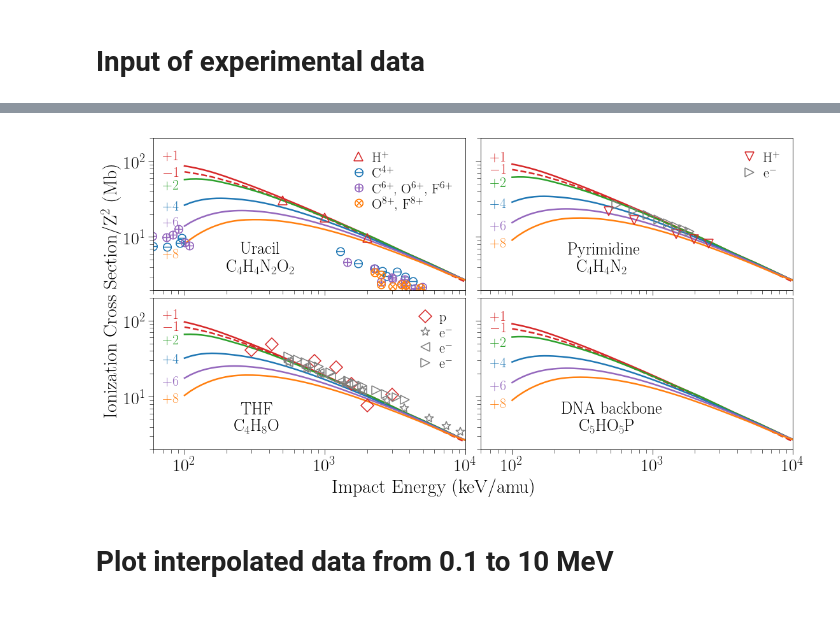
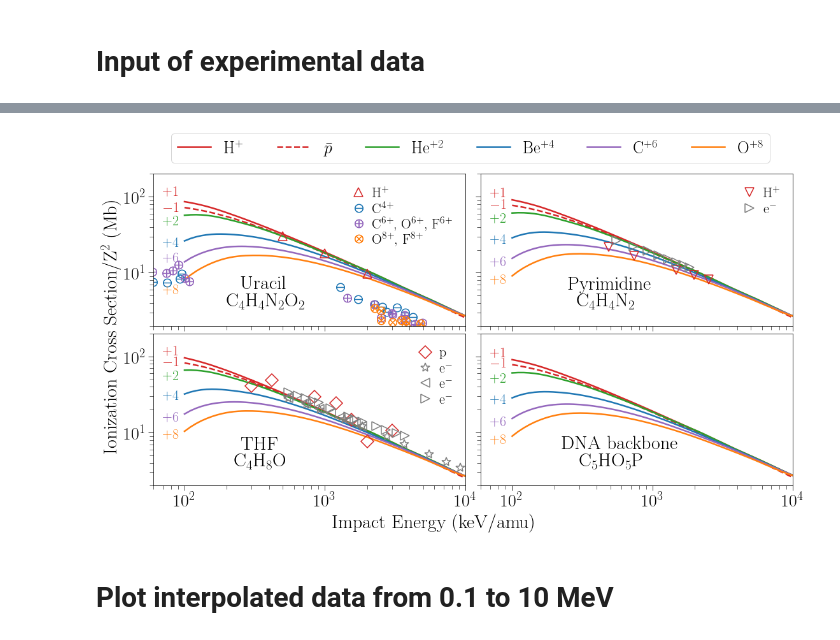
Before and after one commit to xiaogaogaoxiao/ionmol_stoi, a Jupyter notebook: figuras/graphs/molscaling.ipynb, the cells around one changed output, grey strips where cells are left out. Saved outputs shown, nothing was run; the diff lists cells and outputs as text; code cells hidden in the pictures.

```diff
--- a/figuras/graphs/molscaling.ipynb
+++ b/figuras/graphs/molscaling.ipynb
@@ -337,6 +341,11 @@ iTHFe19=len(THF_e19[THF_e19['Ep']>500])
 # %%
 dum=PS1int[convkeV(PS1int['ENERGY']) < 100.]
 ie100=len(dum)
+# %%
+itickssize=28
+imolsize=30
+ilabelsize=30
+ilegsize=26
 # %%
 iwidth=2.5
 xmin=60.
@@ -488,8 +499,8 @@ plt.rc('font', family='serif')
 
 ### URACILO ###
 ax1 = plt.subplot(221)
-plt.text(xtext, ytext, 'Uracil',fontsize=26)
-plt.text(xtext*0.8, ytext*0.55, r'C$_4$H$_4$N$_2$O$_2$',fontsize=26)
+plt.text(xtext, ytext, 'Uracil',fontsize=imolsize)
+plt.text(xtext*0.8, ytext*0.55, r'C$_4$H$_4$N$_2$O$_2$',fontsize=imolsize)
 plt.text(70, PS1int['SLURACILO'][ie100]*convMb*1.2, r'$+1$',color=co_p,fontsize=22)
 plt.text(70, APS1int['SLURACILO'][0]*convMb*0.8, r'$-1$',color=co_p,fontsize=22)
 plt.text(70, HeS1int['SLURACILO'][ie100]*convMb*0.75/2**2, r'$+2$',color=co_he,fontsize=22)
@@ -503,28 +514,29 @@ plt.plot(convkeV(HeS1int['ENERGY'][ie100:]),HeS1int['SLURACILO'][ie100:]*convMb/
 plt.plot(convkeV(BeS1int['ENERGY'][ie100:]),BeS1int['SLURACILO'][ie100:]*convMb/4**2,co_be,linewidth=iwidth,label=r'Be$^{+4}$')
 plt.plot(convkeV(CS1int['ENERGY'][ie100:]),CS1int['SLURACILO'][ie100:]*convMb/6**2,co_c,linewidth=iwidth,label=r'C$^{+6}$')
 plt.plot(convkeV(OS1int['ENERGY'][ie100:]),OS1int['SLURACILO'][ie100:]*convMb/8**2,co_o,linewidth=iwidth,label=r'O$^{+8}$')
-ax1.legend(loc='upper left',bbox_to_anchor=(0.03, 1.32, 0, 0),fontsize=26,ncol=6)
 # experiments
-Up, = ax1.plot(U_p['E'],U_p['CS']/36*100,color=co_p,marker='^',markersize=14,markeredgewidth=1.5,markerfacecolor='none',linestyle=' ',label='p')
-Uc4, = ax1.plot(U_c4[1],U_c4[3]/36*100,color=co_be,marker=r'$\ominus$',markersize=14,markeredgewidth=1,markerfacecolor='none',linestyle=' ',label='C$^4$')
-Uc6, = ax1.plot(U_c6[1],U_c6[2]/36*100,color=co_c,marker=r'$\oplus$',markersize=14,markeredgewidth=1,markerfacecolor='none',linestyle=' ',label='C$^4$')
-Uo6, = ax1.plot(U_o6[1],U_o6[3]/36*100,color=co_c,marker=r'$\oplus$',markersize=14,markeredgewidth=1,markerfacecolor='none',linestyle=' ',label='C$^4$')
-Uf6, = ax1.plot(U_f6[1],U_f6[2]/36*100,color=co_c,marker=r'$\oplus$',markersize=14,markeredgewidth=1,markerfacecolor='none',linestyle=' ',label='C$^4$')
-Uof8, = ax1.plot(U_of8[0],U_of8[1]/36*100,color=co_o,marker=r'$\otimes$',markersize=14,markeredgewidth=1,markerfacecolor='none',linestyle=' ',label='C$^4$')
+Up, = ax1.plot(U_p['E'],U_p['CS']/36*100,color=co_p,marker='^',markersize=14,markeredgewidth=1.5,markerfacecolor='none',linestyle=' ',label='_nolegend_')
+Uc4, = ax1.plot(U_c4[1],U_c4[3]/36*100,color=co_be,marker=r'$\ominus$',markersize=14,markeredgewidth=1,markerfacecolor='none',linestyle=' ',label='_nolegend_')
+Uc6, = ax1.plot(U_c6[1],U_c6[2]/36*100,color=co_c,marker=r'$\oplus$',markersize=14,markeredgewidth=1,markerfacecolor='none',linestyle=' ',label='_nolegend_')
+Uo6, = ax1.plot(U_o6[1],U_o6[3]/36*100,color=co_c,marker=r'$\oplus$',markersize=14,markeredgewidth=1,markerfacecolor='none',linestyle=' ',label='_nolegend_')
+Uf6, = ax1.plot(U_f6[1],U_f6[2]/36*100,color=co_c,marker=r'$\oplus$',markersize=14,markeredgewidth=1,markerfacecolor='none',linestyle=' ',label='_nolegend_')
+Uof8, = ax1.plot(U_of8[0],U_of8[1]/36*100,color=co_o,marker=r'$\otimes$',markersize=14,markeredgewidth=1,markerfacecolor='none',linestyle=' ',label='_nolegend_')
 
+legend1=ax1.legend(loc='upper left',bbox_to_anchor=(0.03, 1.32, 0, 0),fontsize=ilegsize,ncol=6)
 ax1.legend([Up,Uc4,Uc6,Uof8],['H$^{+}$','C$^{4+}$','C$^{6+}$, O$^{6+}$, F$^{6+}$','O$^{8+}$, F$^{8+}$'],loc='best',fontsize=22,handletextpad=0.01,labelspacing=0.1,frameon=False)
-plt.ylabel("Ionization Cross Section/Z$^2$ (Mb)", fontsize=30,labelpad=5,position=(1,0.))
-ax1.tick_params(which='major', labelsize=28,length=8);
+plt.ylabel("Ionization Cross Section/Z$^2$ (Mb)", fontsize=ilabelsize,labelpad=5,position=(1,0.))
+ax1.tick_params(which='major', labelsize=itickssize,length=8);
 ax1.tick_params(which='minor', length=6)
 plt.xlim(xmin,xmax)
 plt.ylim(ymin,ymax)
 plt.yscale('log')
 plt.xscale('log')
+plt.gca().add_artist(legend1)
 
 ### PYRIMIDINA ###
 ax2 = plt.subplot(222)
-plt.text(xtext, ytext, 'Pyrimidine',fontsize=26)
-plt.text(xtext*1.15, ytext*0.55, r'C$_4$H$_4$N$_2$',fontsize=26)
+plt.text(xtext, ytext, 'Pyrimidine',fontsize=imolsize)
+plt.text(xtext*1.15, ytext*0.55, r'C$_4$H$_4$N$_2$',fontsize=imolsize)
 plt.text(70, PS3int['SLC4H4N2'][ie100]*convMb*1.1, r'$+1$',color=co_p,fontsize=22)
 plt.text(70, APS3int['SLC4H4N2'][ie100]*convMb*0.65, r'$-1$',color=co_p,fontsize=22)
 plt.text(70, HeS3int['SLC4H4N2'][ie100]*convMb*0.75/2**2, r'$+2$',color=co_he,fontsize=22)
@@ -543,7 +555,7 @@ PYRp, = ax2.plot(PYR_p['E'][2:],PYR_p['au'][2:]/28*convMb,color=co_p,marker='v',
 PYRe, = ax2.plot(bug17['Ep(keV)'],bug17['e+PY']/28*100,color='tab:gray',marker='>',markersize=14,markeredgewidth=1.5,markerfacecolor='none',linestyle=' ',label='p')
 
 ax2.legend([PYRp,PYRe],['H$^{+}$','e$^{-}$'],loc='best',fontsize=22,handletextpad=0.01,labelspacing=0.1,frameon=False)
-ax2.tick_params(which='major', labelsize=28,length=8);
+ax2.tick_params(which='major', labelsize=itickssize,length=8);
 ax2.tick_params(which='minor', length=6)
 plt.xlim(xmin,xmax)
 plt.ylim(ymin,ymax)
@@ -552,8 +564,8 @@ plt.xscale('log')
 
 ### THF ###
 ax3 = plt.subplot(223)
-plt.text(xtext, ytext, 'THF',fontsize=26)
-plt.text(xtext*0.9, ytext*0.55, r'C$_4$H$_8$O',fontsize=26)
+plt.text(xtext, ytext, 'THF',fontsize=imolsize)
+plt.text(xtext*0.9, ytext*0.55, r'C$_4$H$_8$O',fontsize=imolsize)
 plt.text(70, PS3int['SLC4H8O1'][ie100]*convMb*1.1, r'$+1$',color=co_p,fontsize=22)
 plt.text(70, APS3int['SLC4H8O1'][ie100]*convMb*0.5, r'$-1$',color=co_p,fontsize=22)
 plt.text(70, HeS3int['SLC4H8O1'][ie100]*convMb*0.75/2**2, r'$+2$',color=co_he,fontsize=22)
@@ -574,7 +586,7 @@ THFe17, = ax3.plot(bug17['Ep(keV)'],bug17['e+THF']/28*100,color='tab:gray',marke
 THFe19, = ax3.plot(convkeV(THF_e19['v(au)'][0:iTHFe19]),THF_e19['au'][0:iTHFe19]/28*convMb,color='tab:gray',marker='>',markersize=14,markeredgewidth=1.5,markerfacecolor='none',linestyle=' ',label='p')
 
 ax3.legend([THFp,THFe09,THFe17,THFe19],['p','e$^{-}$','e$^{-}$','e$^{-}$'],loc='upper right',fontsize=22,handletextpad=0.01,labelspacing=0.1,frameon=False)
-ax3.tick_params(which='major', labelsize=28,length=8);
+ax3.tick_params(which='major', labelsize=itickssize,length=8);
 ax3.tick_params(which='minor', length=6)
 plt.xlim(xmin,xmax)
 plt.ylim(ymin,ymax)
@@ -583,38 +595,38 @@ plt.xscale('log')
 
 ### DNA BACKBONE ###
 ax4 = plt.subplot(224)
-plt.text(xtext*0.9, ytext, 'DNA backbone',fontsize=26)
-plt.text(xtext*1.2, ytext*0.55, r'C$_5$HO$_5$P',fontsize=26)
+plt.text(xtext*0.9, ytext, 'DNA backbone',fontsize=imolsize)
+plt.text(xtext*1.2, ytext*0.55, r'C$_5$HO$_5$P',fontsize=imolsize)
 plt.text(70, PS1int['SLBACKBONE'][ie100]*convMb*1.1, r'$+1$',color=co_p,fontsize=22)
 plt.text(70, APS1int['SLBACKBONE'][ie100]*convMb*0.6, r'$-1$',color=co_p,fontsize=22)
 plt.text(70, HeS1int['SLBACKBONE'][ie100]*convMb*0.75/2**2, r'$+2$',color=co_he,fontsize=22)
 plt.text(70, BeS1int['SLBACKBONE'][ie100]*convMb*0.85/4**2, r'$+4$',color=co_be,fontsize=22)
 plt.text(70, CS1int['SLBACKBONE'][ie100]*convMb*0.8/6**2, r'$+6$',color=co_c,fontsize=22)
 plt.text(70, OS1int['SLBACKBONE'][ie100]*convMb*0.8/8**2, r'$+8$',color=co_o,fontsize=22)
 
 plt.plot(convkeV(PS1int['ENERGY'][ie100:]),PS1int['SLBACKBONE'][ie100:]*convMb,co_p,linewidth=iwidth, label='_nolegend_')
 plt.plot(convkeV(APS1int['ENERGY'][ie100:]),APS1int['SLBACKBONE'][ie100:]*convMb*0.63,co_p,linestyle='--',linewidth=iwidth,label=r'$\bar{p}$')
 plt.plot(convkeV(HeS1int['ENERGY'][ie100:]),HeS1int['SLBACKBONE'][ie100:]*convMb/2**2,co_he,linewidth=iwidth, label='_nolegend_')
 plt.plot(convkeV(BeS1int['ENERGY'][ie100:]),BeS1int['SLBACKBONE'][ie100:]*convMb/4**2,co_be,linewidth=iwidth, label='_nolegend_')
 plt.plot(convkeV(CS1int['ENERGY'][ie100:]),CS1int['SLBACKBONE'][ie100:]*convMb/6**2,co_c,linewidth=iwidth, label='_nolegend_')
 plt.plot(convkeV(OS1int['ENERGY'][ie100:]),OS1int['SLBACKBONE'][ie100:]*convMb/8**2,co_o,linewidth=iwidth, label='_nolegend_')
 
-plt.xlabel("Impact Energy (keV/amu)", fontsize=30,labelpad=5,position=(-0.15,0))
-ax4.tick_params(which='major', labelsize=28,length=8);
+plt.xlabel("Impact Energy (keV/amu)", fontsize=ilabelsize,labelpad=5,position=(-0.15,0))
+ax4.tick_params(which='major', labelsize=itickssize,length=8);
 ax4.tick_params(which='minor', length=6)
 plt.xlim(xmin,xmax)
 plt.ylim(ymin,ymax)
 plt.yscale('log')
 plt.xscale('log')
 
 for ax in fig.get_axes():
     ax.label_outer()
 fig.subplots_adjust(hspace=0.05, wspace=0.05)
 
 plt.savefig('../adn2.eps',bbox_inches='tight')
 plt.show()
 # %% [output]
-[figure, old version]
+[figure, new version]
 # %% [markdown]
 # Plot interpolated data from 0.1 to 10 MeV
 # %%
```
Also changed, not shown: parts of 10 cells of this notebook, 57 other files.
